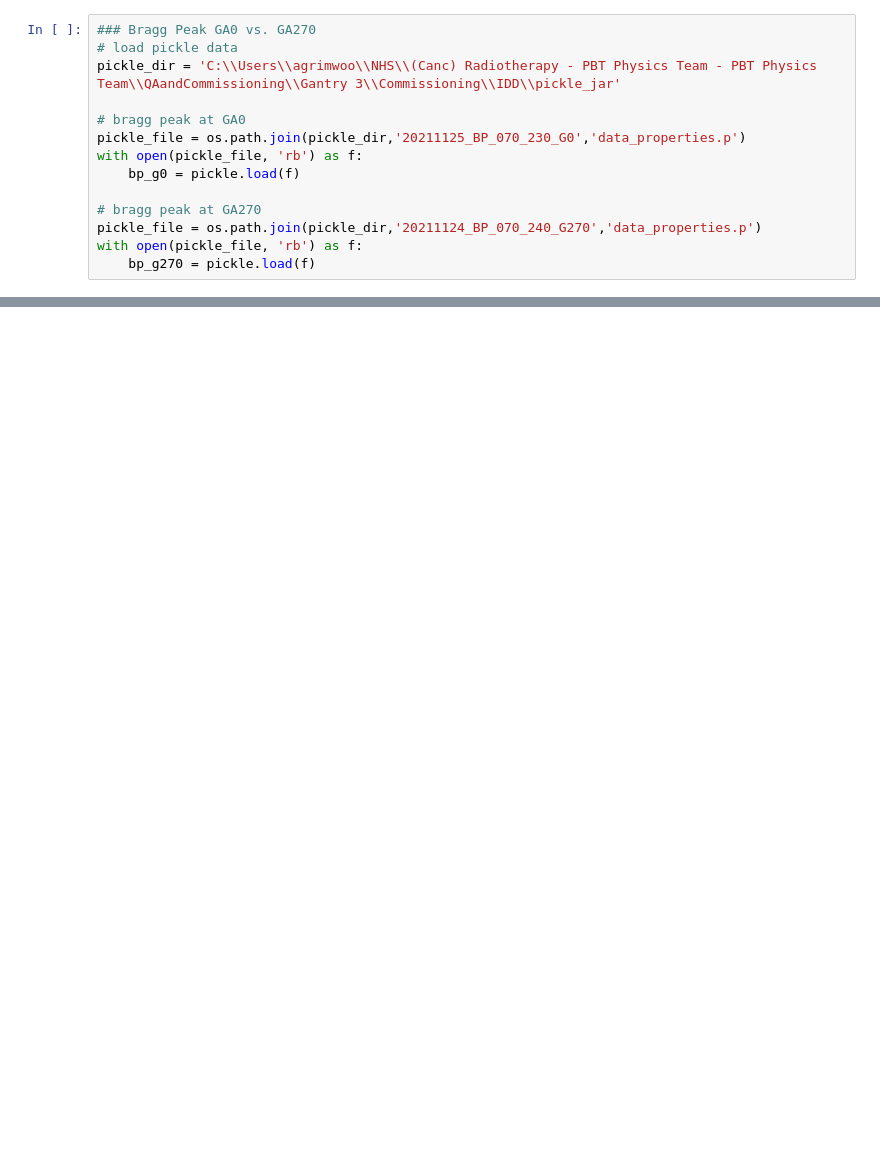
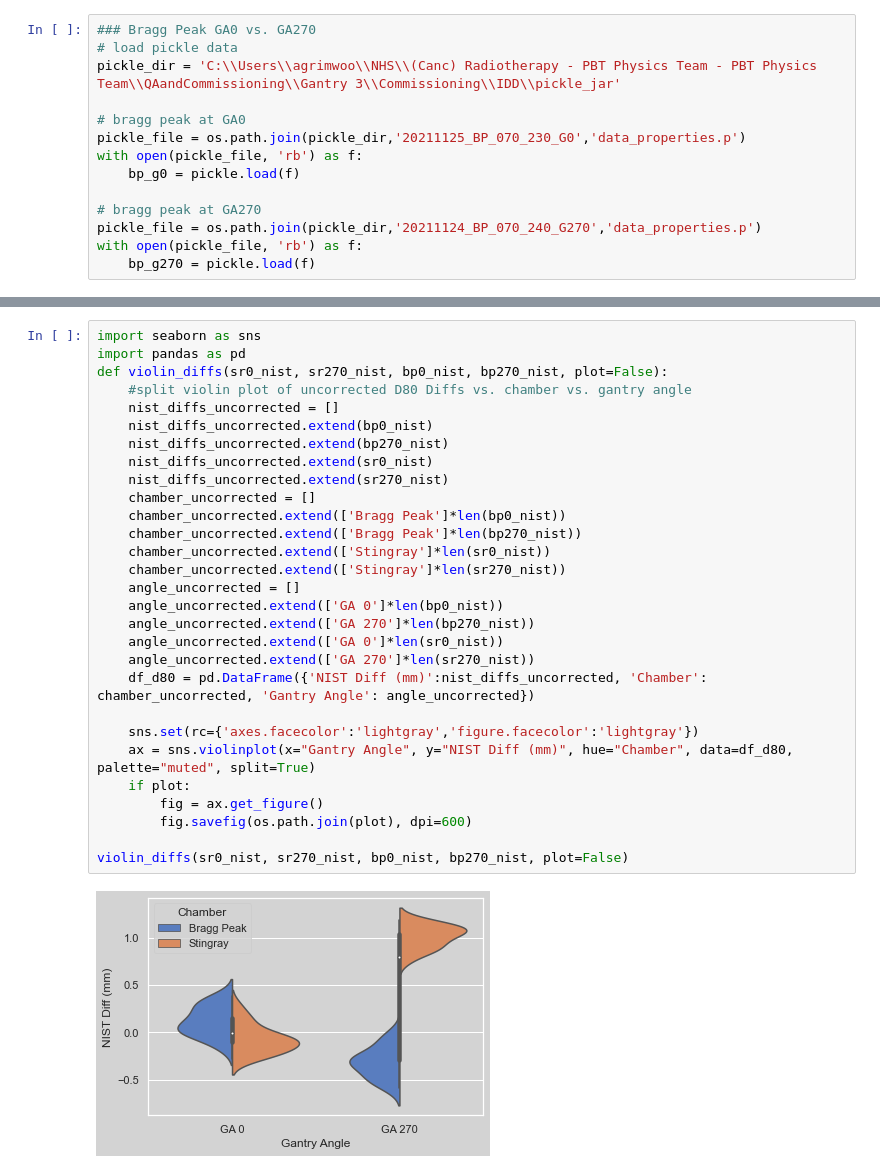
Before and after one commit to UCLHp/pdd-analysis, a Jupyter notebook: gantry3_IDD_analysis.ipynb, the cells around one changed output, grey strips where cells are left out. Drawn from its saved outputs; the diff is of its cells as text; blank space fills up the shorter version.

```diff
--- a/gantry3_IDD_analysis.ipynb
+++ b/gantry3_IDD_analysis.ipynb
@@ -200,0 +243,31 @@ Bragg peak GA270 mean (StDev) NIST Difference = -0.31 (0.157) mm
+# %%
+import seaborn as sns
+import pandas as pd
+def violin_diffs(sr0_nist, sr270_nist, bp0_nist, bp270_nist, plot=False):
+    #split violin plot of uncorrected D80 Diffs vs. chamber vs. gantry angle
+    nist_diffs_uncorrected = []
+    nist_diffs_uncorrected.extend(bp0_nist)
+    nist_diffs_uncorrected.extend(bp270_nist)
+    nist_diffs_uncorrected.extend(sr0_nist)
+    nist_diffs_uncorrected.extend(sr270_nist)
+    chamber_uncorrected = []
+    chamber_uncorrected.extend(['Bragg Peak']*len(bp0_nist))
+    chamber_uncorrected.extend(['Bragg Peak']*len(bp270_nist))
+    chamber_uncorrected.extend(['Stingray']*len(sr0_nist))
+    chamber_uncorrected.extend(['Stingray']*len(sr270_nist))
+    angle_uncorrected = []
+    angle_uncorrected.extend(['GA 0']*len(bp0_nist))
+    angle_uncorrected.extend(['GA 270']*len(bp270_nist))
+    angle_uncorrected.extend(['GA 0']*len(sr0_nist))
+    angle_uncorrected.extend(['GA 270']*len(sr270_nist))
+    df_d80 = pd.DataFrame({'NIST Diff (mm)':nist_diffs_uncorrected, 'Chamber': chamber_uncorrected, 'Gantry Angle': angle_uncorrected})
+
+    sns.set(rc={'axes.facecolor':'lightgray','figure.facecolor':'lightgray'})
+    ax = sns.violinplot(x="Gantry Angle", y="NIST Diff (mm)", hue="Chamber", data=df_d80, palette="muted", split=True)
+    if plot:
+        fig = ax.get_figure()
+        fig.savefig(os.path.join(plot), dpi=600)
+
+violin_diffs(sr0_nist, sr270_nist, bp0_nist, bp270_nist, plot=False)
+# %% [output]
+[figure, added]
```
Also changed, not shown: parts of 17 cells of this notebook.
